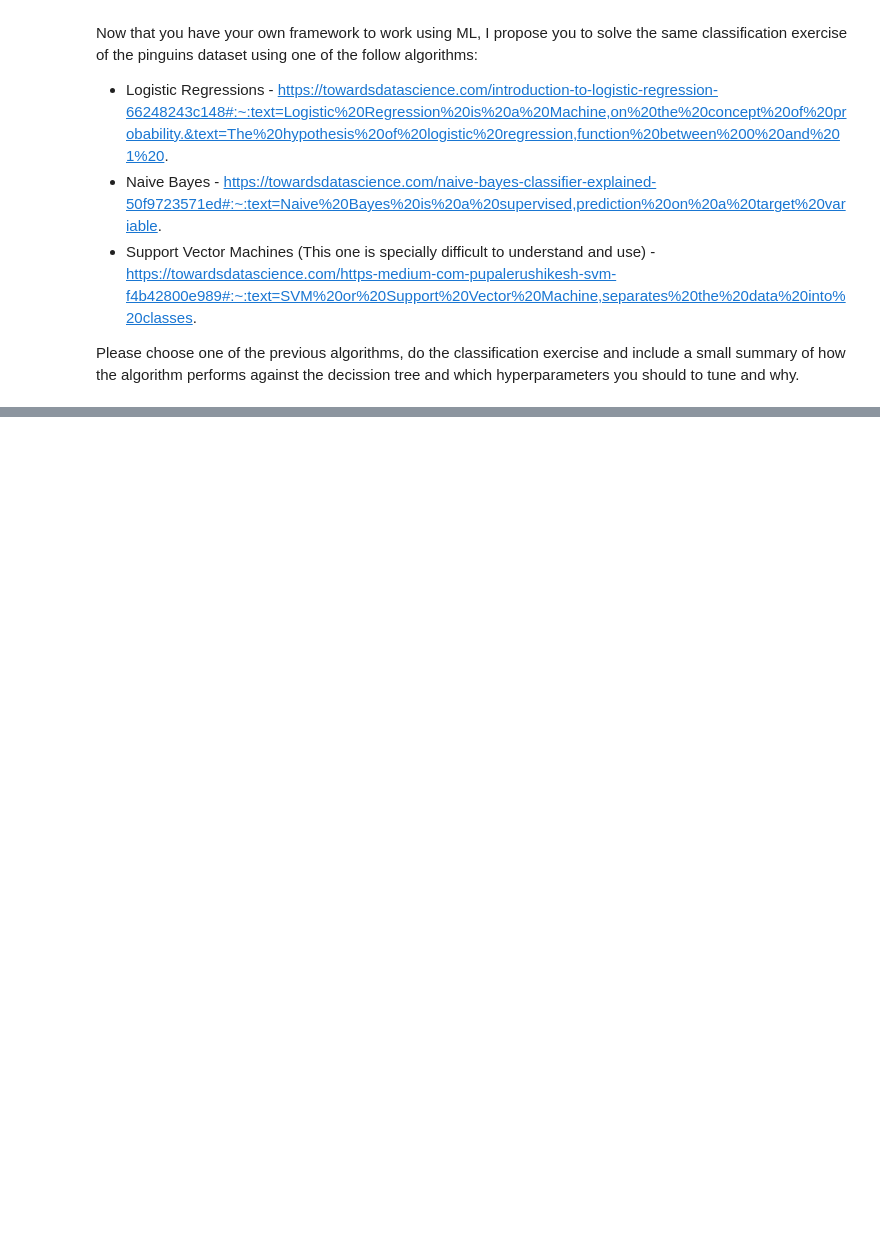
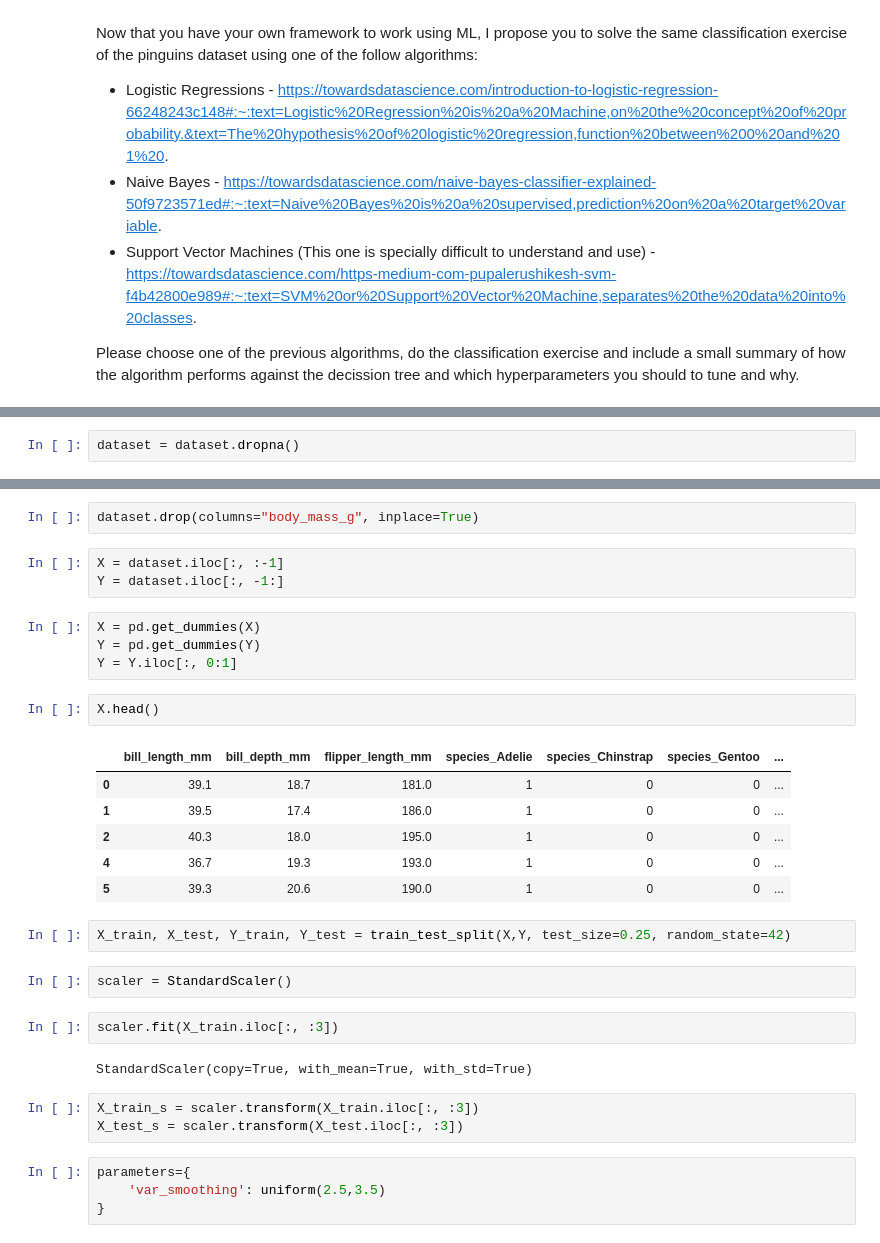
Before and after one commit to Luucaas8/IA3_CuadernoNicolini, a Jupyter notebook: ML_Exercises.ipynb, the cells around one changed output, grey strips where cells are left out. Saved outputs shown, nothing was run; the diff lists cells and outputs as text; blank space fills up the shorter version.

```diff
--- a/ML_Exercises.ipynb
+++ b/ML_Exercises.ipynb
@@ -26,0 +59,2 @@ Please choose one of the previous algorithms, do the classification exercise and
+# %%
+dataset = dataset.dropna()
@@ -26,0 +69,33 @@ Please choose one of the previous algorithms, do the classification exercise and
+# %%
+dataset.drop(columns="body_mass_g", inplace=True)
+# %%
+X = dataset.iloc[:, :-1]
+Y = dataset.iloc[:, -1:]
+# %%
+X = pd.get_dummies(X)
+Y = pd.get_dummies(Y)
+Y = Y.iloc[:, 0:1]
+# %%
+X.head()
+# %% [output]
+|  | bill_length_mm | bill_depth_mm | flipper_length_mm | species_Adelie | species_Chinstrap | species_Gentoo | ... |
+| 0 | 39.1 | 18.7 | 181.0 | 1 | 0 | 0 | ... |
+| 1 | 39.5 | 17.4 | 186.0 | 1 | 0 | 0 | ... |
+| 2 | 40.3 | 18.0 | 195.0 | 1 | 0 | 0 | ... |
+| 4 | 36.7 | 19.3 | 193.0 | 1 | 0 | 0 | ... |
+| 5 | 39.3 | 20.6 | 190.0 | 1 | 0 | 0 | ... |
+# %%
+X_train, X_test, Y_train, Y_test = train_test_split(X,Y, test_size=0.25, random_state=42)
+# %%
+scaler = StandardScaler()
+# %%
+scaler.fit(X_train.iloc[:, :3])
+# %% [output]
+StandardScaler(copy=True, with_mean=True, with_std=True)
+# %%
+X_train_s = scaler.transform(X_train.iloc[:, :3])
+X_test_s = scaler.transform(X_test.iloc[:, :3])
+# %%
+parameters={
+    'var_smoothing': uniform(2.5,3.5)
+}
```
Also changed, not shown: parts of 10 cells of this notebook.
